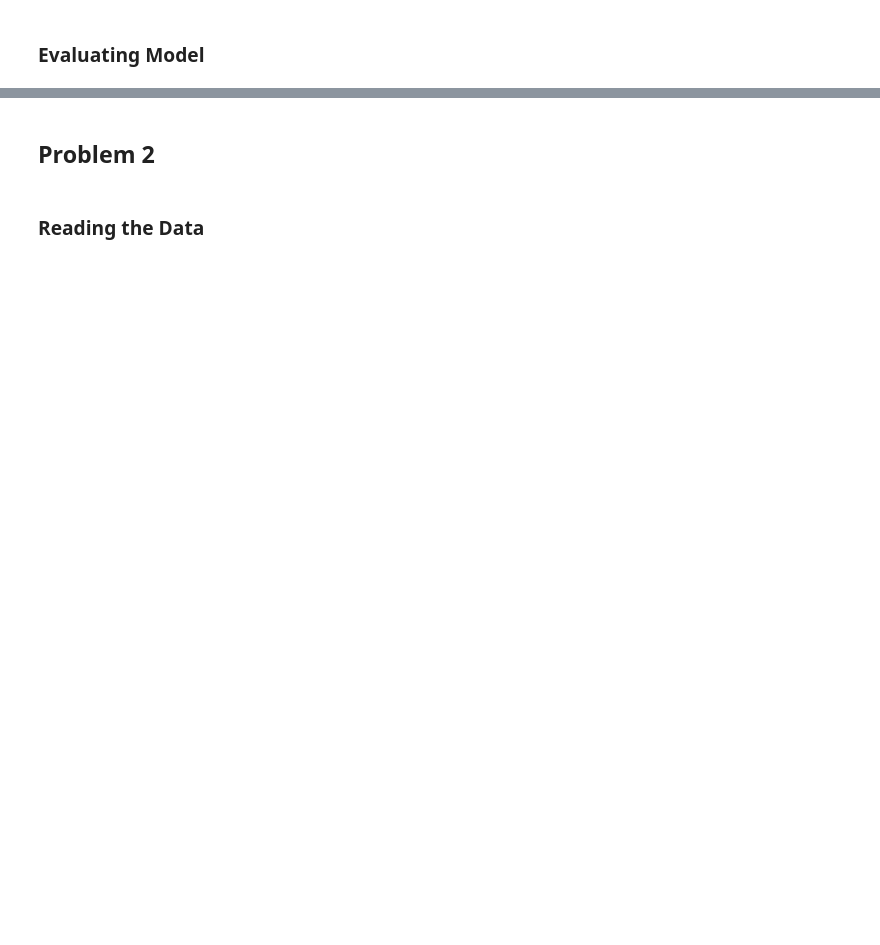
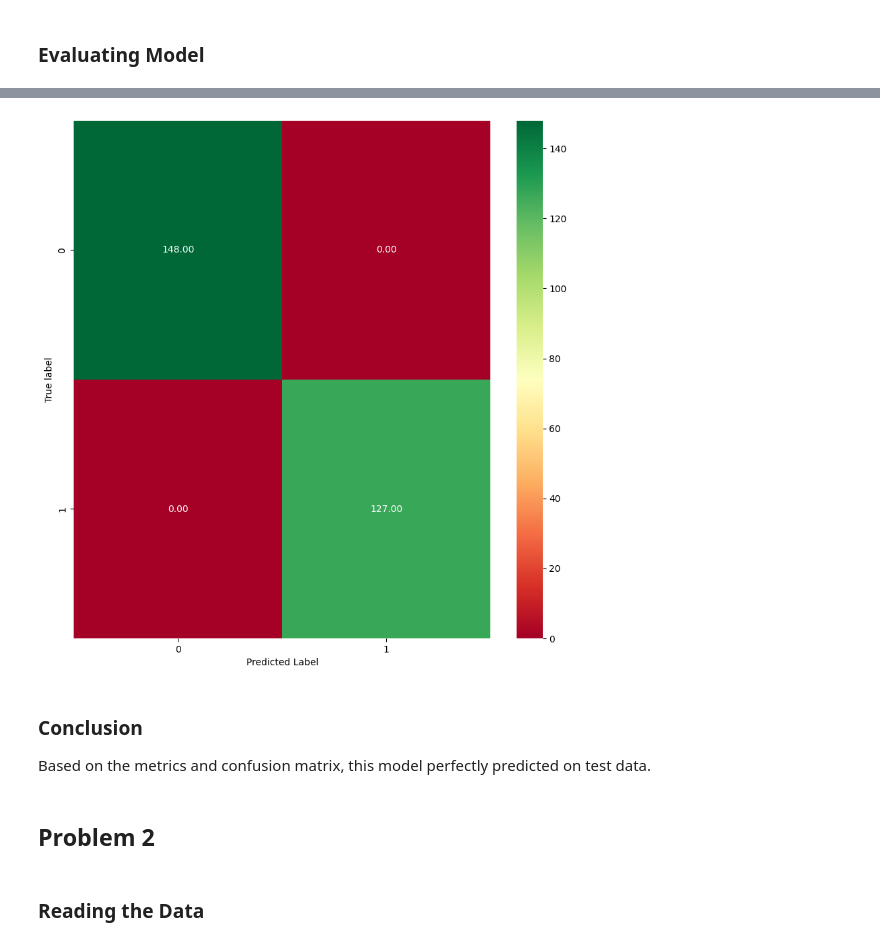
Before and after one commit to zaccowan/MLA_ZSC, a Jupyter notebook: MLA3_ZSC.ipynb, the cells around one changed output, grey strips where cells are left out. Cells and saved outputs as stored; diff of their text form; code cells hidden in the pictures; blank space fills up the shorter version.

```diff
--- a/MLA3_ZSC.ipynb
+++ b/MLA3_ZSC.ipynb
@@ -122,4 +127,18 @@ sns.pairplot(df, hue="forgery") # hue colors datapoints on basis of forgery
 # %% [markdown]
 ### Building the Pipeline
+# %%
+numerical_transformer = Pipeline(steps=[
+    ("scaler", MinMaxScaler())
+])
+# %%
+preprocessor = ColumnTransformer(
+    transformers=[
+        ("num", numerical_transformer, x.columns)
+    ]
+)
 # %% [markdown]
 ### Executing the Model
+# %%
+pipeline = Pipeline(steps=[("preprocessor", preprocessor),
+                           ("classifier", SVC())])
+pipeline.fit(x_train, y_train)
@@ -130,0 +154,5 @@ Write a general conclusion about the results of your model.
+# %%
+y_pred = pipeline.predict(x_test)
+
+print("Accuracy: ", accuracy_score(y_test, y_pred))
+print("Classification Report: \n", classification_report(y_test, y_pred))
@@ -131,3 +170,10 @@ Write a general conclusion about the results of your model.
+# %%
+plot_cm(y_test, y_pred)
+# %% [output]
+[figure, added]
+# %% [markdown]
+### Conclusion
+Based on the metrics and confusion matrix, this model perfectly predicted on test data.
 # %% [markdown]
 ## Problem 2
 # %% [markdown]
```
Also changed, not shown: parts of 19 cells of this notebook.
